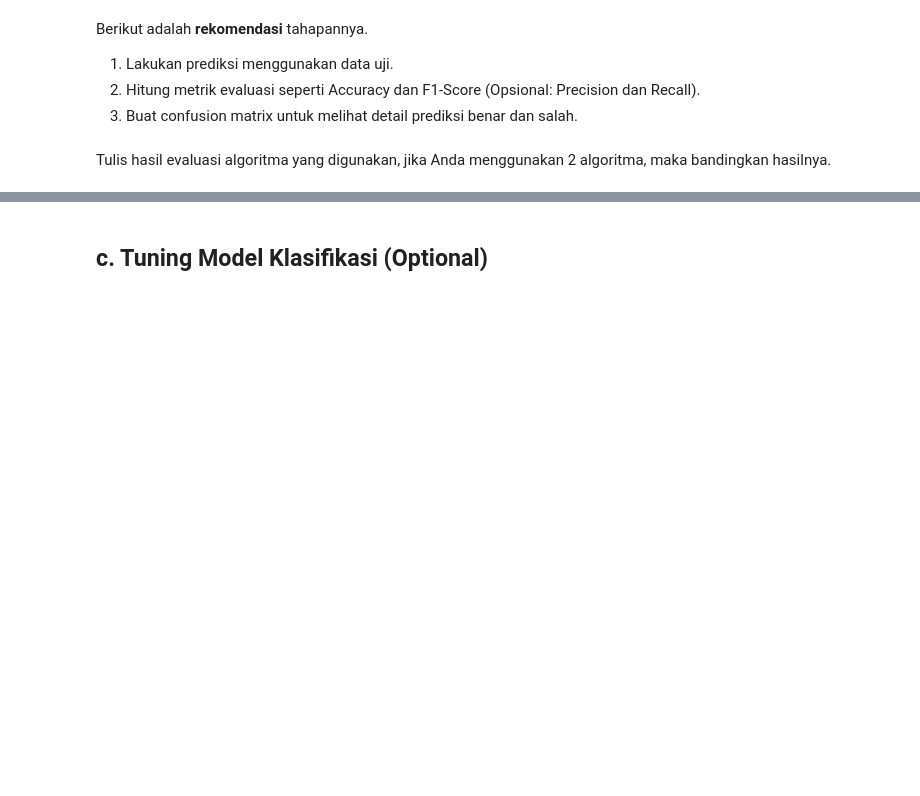
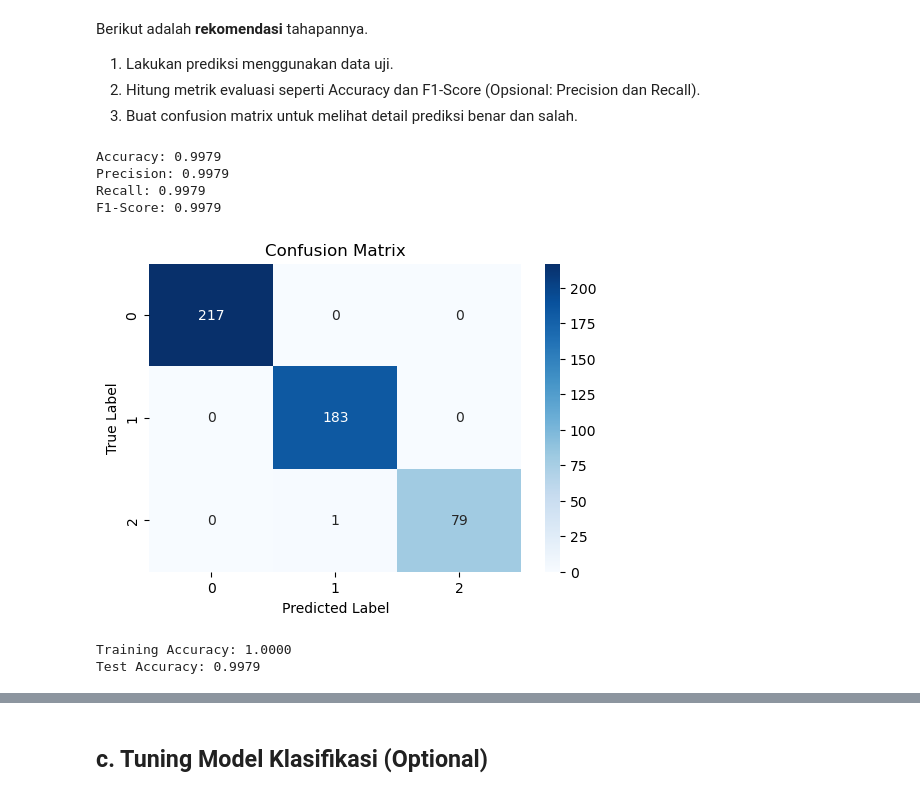
Before and after one commit to AlwanFauzi/Project-Kelas-Belajar-Machine-Learning-untuk-Pemula, a Jupyter notebook: [Klasifikasi]_Submission_Akhir_BMLP_Mohammad 'Alwan Fauzi.ipynb, the cells around one changed output, grey strips where cells are left out. Cells and saved outputs as stored; diff of their text form; code cells hidden in the pictures; blank space fills up the shorter version.

```diff
--- a/[Klasifikasi]_Submission_Akhir_BMLP_Mohammad 'Alwan Fauzi.ipynb
+++ b/[Klasifikasi]_Submission_Akhir_BMLP_Mohammad 'Alwan Fauzi.ipynb
@@ -12,0 +29,3 @@ Memuat dataset hasil clustering dari file CSV ke dalam variabel DataFrame.
+# %%
+df = pd.read_csv("fixdataset.csv")
+df.head()
@@ -18,0 +43,11 @@ Tahap Data Splitting bertujuan untuk memisahkan dataset menjadi dua bagian: data
+# %%
+# Memisahkan fitur (X) dan target (y)
+X = df.drop(columns=['Cluster'])  # Fitur
+y = df['Cluster']  # Target (label hasil clustering)
+
+# Membagi data menjadi 80% training dan 20% testing
+X_train, X_test, y_train, y_test = train_test_split(X, y, test_size=0.2, random_state=42, stratify=y)
+
+# Menampilkan jumlah sampel pada setiap set
+print(f"Jumlah data latih: {X_train.shape[0]}")
+print(f"Jumlah data uji: {X_test.shape[0]}")
@@ -30,0 +67,16 @@ Berikut adalah rekomendasi tahapannya.
+# %%
+from sklearn.ensemble import RandomForestClassifier
+from sklearn.metrics import accuracy_score
+
+# Membuat model Random Forest
+model = RandomForestClassifier(n_estimators=100, random_state=42)
+
+# Melatih model dengan data training
+model.fit(X_train, y_train)
+
+# Memprediksi data uji
+y_pred = model.predict(X_test)
+
+# Menampilkan akurasi awal model
+accuracy = accuracy_score(y_test, y_pred)
+print(f"Akurasi Model: {accuracy:.4f}")
@@ -42,2 +94,43 @@ Berikut adalah **rekomendasi** tahapannya.
-# %% [markdown]
-Tulis hasil evaluasi algoritma yang digunakan, jika Anda menggunakan 2 algoritma, maka bandingkan hasilnya.
+# %%
+y_pred = model.predict(X_test)
+# %%
+from sklearn.metrics import accuracy_score, precision_score, recall_score, f1_score
+
+accuracy = accuracy_score(y_test, y_pred)
+precision = precision_score(y_test, y_pred, average='weighted')
+recall = recall_score(y_test, y_pred, average='weighted')
+f1 = f1_score(y_test, y_pred, average='weighted')
+
+print(f"Accuracy: {accuracy:.4f}")
+print(f"Precision: {precision:.4f}")
+print(f"Recall: {recall:.4f}")
+print(f"F1-Score: {f1:.4f}")
+# %% [output]
+Accuracy: 0.9979
+Precision: 0.9979
+Recall: 0.9979
+F1-Score: 0.9979
+# %%
+from sklearn.metrics import confusion_matrix
+import seaborn as sns
+import matplotlib.pyplot as plt
+
+cm = confusion_matrix(y_test, y_pred)
+
+plt.figure(figsize=(6,4))
+sns.heatmap(cm, annot=True, fmt="d", cmap="Blues", xticklabels=model.classes_, yticklabels=model.classes_)
+plt.xlabel("Predicted Label")
+plt.ylabel("True Label")
+plt.title("Confusion Matrix")
+plt.show()
+# %% [output]
+[figure, added]
+# %%
+train_accuracy = model.score(X_train, y_train)
+test_accuracy = model.score(X_test, y_test)
+
+print(f"Training Accuracy: {train_accuracy:.4f}")
+print(f"Test Accuracy: {test_accuracy:.4f}")
+# %% [output]
+Training Accuracy: 1.0000
+Test Accuracy: 0.9979
```
Also changed, not shown: parts of 14 cells of this notebook.
